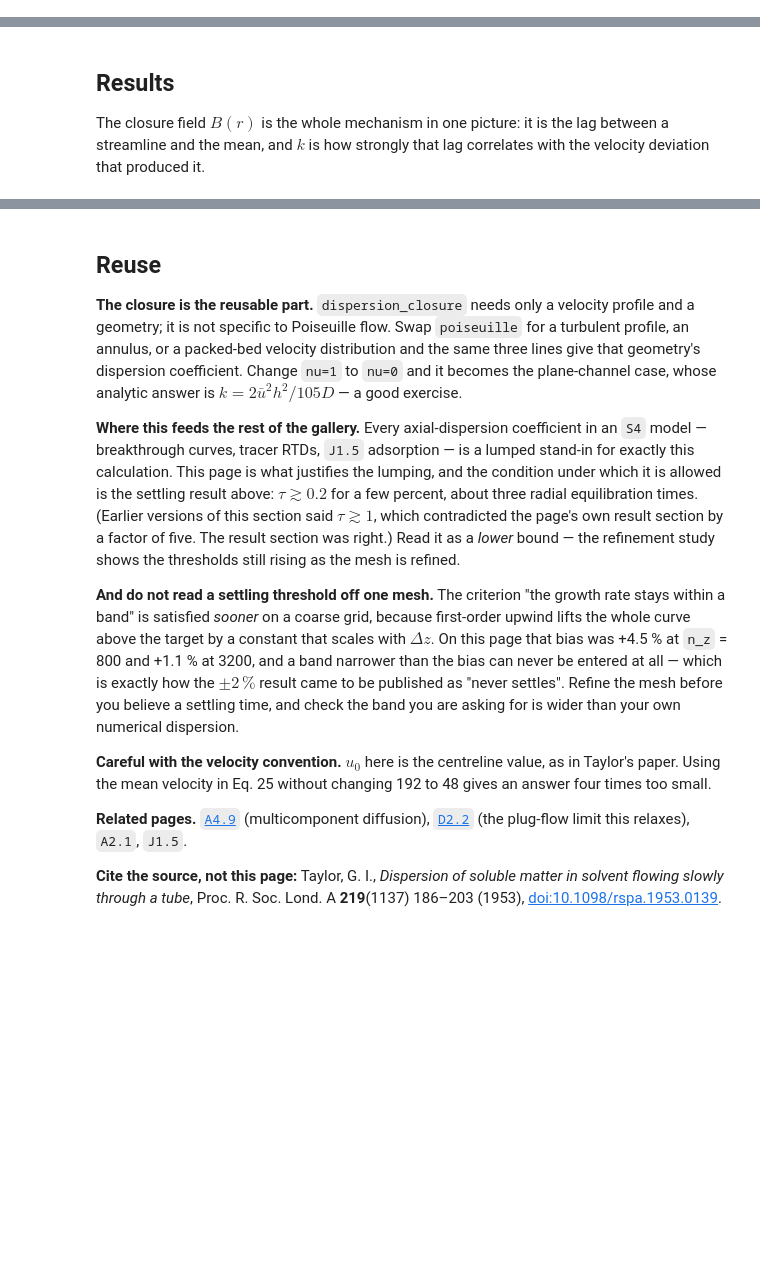
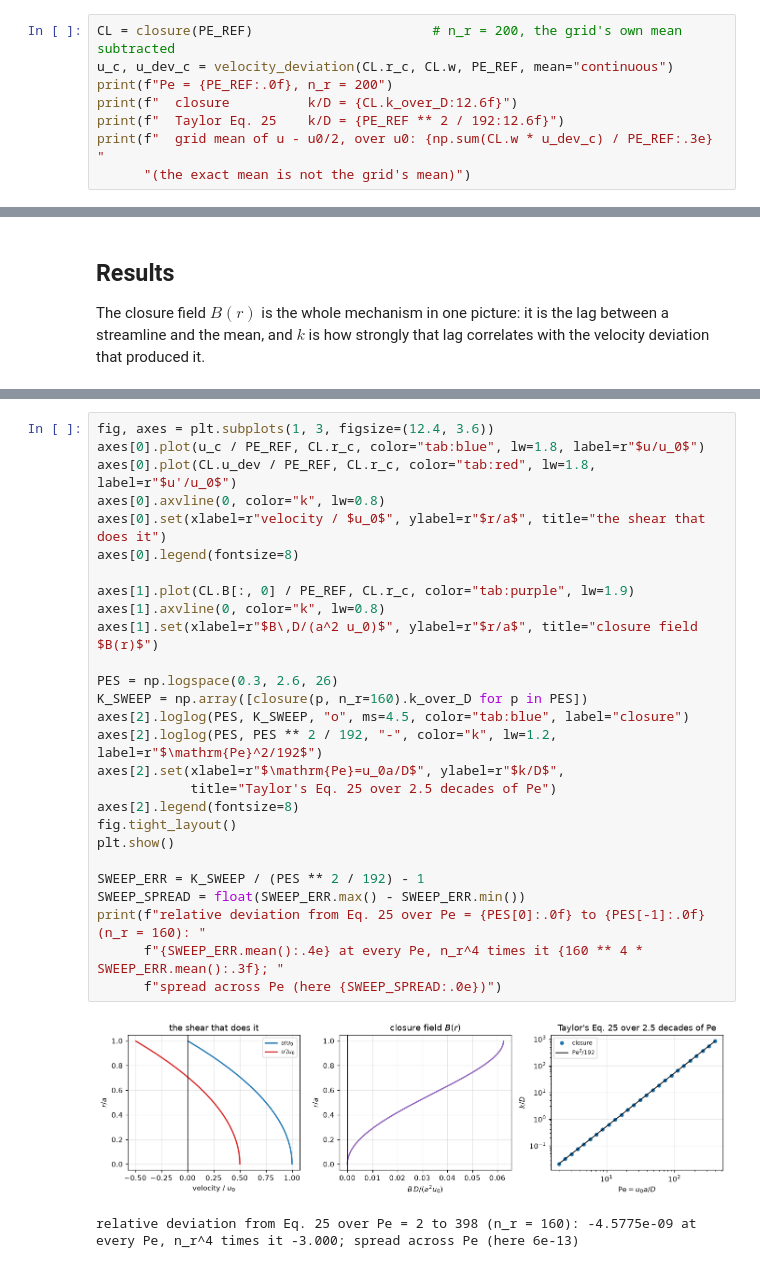
Before and after one commit to computational-chemical-engineering/pymrm-gallery, a Jupyter notebook: pages/A2.3-taylor-aris-dispersion/index.ipynb, the cells around one changed output, grey strips where cells are left out. Drawn from its saved outputs; the diff is of its cells as text; blank space fills up the shorter version.

```diff
--- a/pages/A2.3-taylor-aris-dispersion/index.ipynb
+++ b/pages/A2.3-taylor-aris-dispersion/index.ipynb
@@ -316,0 +249,8 @@ def measure_dispersion(Pe, tau0=0.2, tau1=1.0, dt=0.001, **kw):
+# %%
+CL = closure(PE_REF)                       # n_r = 200, the grid's own mean subtracted
+u_c, u_dev_c = velocity_deviation(CL.r_c, CL.w, PE_REF, mean="continuous")
+print(f"Pe = {PE_REF:.0f}, n_r = 200")
+print(f"  closure          k/D = {CL.k_over_D:12.6f}")
+print(f"  Taylor Eq. 25    k/D = {PE_REF ** 2 / 192:12.6f}")
+print(f"  grid mean of u - u0/2, over u0: {np.sum(CL.w * u_dev_c) / PE_REF:.3e} "
+      "(the exact mean is not the grid's mean)")
@@ -802,40 +284,30 @@ Agreement metrics for A2.3:
-# %% [markdown]
-## Reuse
-
-**The closure is the reusable part.** `dispersion_closure` needs only a velocity
-profile and a geometry; it is not specific to Poiseuille flow. Swap `poiseuille`
-for a turbulent profile, an annulus, or a packed-bed velocity distribution and
-the same three lines give that geometry's dispersion coefficient. Change
-`nu=1` to `nu=0` and it becomes the plane-channel case, whose analytic answer is
-$k = 2\bar u^2 h^2/105D$ — a good exercise.
-
-**Where this feeds the rest of the gallery.** Every axial-dispersion coefficient
-in an `S4` model — breakthrough curves, tracer RTDs, `J1.5` adsorption — is a
-lumped stand-in for exactly this calculation. This page is what justifies the
-lumping, and the condition under which it is allowed is the settling result
-above: **$\tau \gtrsim 0.2$** for a few percent, about three radial
-equilibration times. (Earlier versions of this section said $\tau \gtrsim 1$,
-which contradicted the page's own result section by a factor of five. The
-result section was right.) Read it as a *lower* bound — the refinement study
-shows the thresholds still rising as the mesh is refined.
-
-**And do not read a settling threshold off one mesh.** The criterion "the growth
-rate stays within a band" is satisfied *sooner* on a coarse grid, because
-first-order upwind lifts the whole curve above the target by a constant that
-scales with $\Delta z$. On this page that bias was +4.5 % at `n_z` = 800 and
-+1.1 % at 3200, and a band narrower than the bias can never be entered at all —
-which is exactly how the $\pm2\,\%$ result came to be published as "never
-settles". Refine the mesh before you believe a settling time, and check the
-band you are asking for is wider than your own numerical dispersion.
-
-**Careful with the velocity convention.** $u_0$ here is the centreline value, as
-in Taylor's paper. Using the mean velocity in Eq. 25 without changing 192 to 48
-gives an answer four times too small.
-
-**Related pages.** [`A4.9`](../A4.9-duncan-toor/) (multicomponent diffusion),
-[`D2.2`](../D2.2-van-welsenaere-froment-runaway/) (the plug-flow limit this
-relaxes), `A2.1`, `J1.5`.
-
-**Cite the source, not this page:** Taylor, G. I., *Dispersion of soluble matter
-in solvent flowing slowly through a tube*, Proc. R. Soc. Lond. A **219**(1137)
-186–203 (1953), [doi:10.1098/rspa.1953.0139](https://doi.org/10.1098/rspa.1953.0139).
+# %%
+fig, axes = plt.subplots(1, 3, figsize=(12.4, 3.6))
+axes[0].plot(u_c / PE_REF, CL.r_c, color="tab:blue", lw=1.8, label=r"$u/u_0$")
+axes[0].plot(CL.u_dev / PE_REF, CL.r_c, color="tab:red", lw=1.8, label=r"$u'/u_0$")
+axes[0].axvline(0, color="k", lw=0.8)
+axes[0].set(xlabel=r"velocity / $u_0$", ylabel=r"$r/a$", title="the shear that does it")
+axes[0].legend(fontsize=8)
+
+axes[1].plot(CL.B[:, 0] / PE_REF, CL.r_c, color="tab:purple", lw=1.9)
+axes[1].axvline(0, color="k", lw=0.8)
+axes[1].set(xlabel=r"$B\,D/(a^2 u_0)$", ylabel=r"$r/a$", title="closure field $B(r)$")
+
+PES = np.logspace(0.3, 2.6, 26)
+K_SWEEP = np.array([closure(p, n_r=160).k_over_D for p in PES])
+axes[2].loglog(PES, K_SWEEP, "o", ms=4.5, color="tab:blue", label="closure")
+axes[2].loglog(PES, PES ** 2 / 192, "-", color="k", lw=1.2, label=r"$\mathrm{Pe}^2/192$")
+axes[2].set(xlabel=r"$\mathrm{Pe}=u_0a/D$", ylabel=r"$k/D$",
+            title="Taylor's Eq. 25 over 2.5 decades of Pe")
+axes[2].legend(fontsize=8)
+fig.tight_layout()
+plt.show()
+
+SWEEP_ERR = K_SWEEP / (PES ** 2 / 192) - 1
+SWEEP_SPREAD = float(SWEEP_ERR.max() - SWEEP_ERR.min())
+print(f"relative deviation from Eq. 25 over Pe = {PES[0]:.0f} to {PES[-1]:.0f} (n_r = 160): "
+      f"{SWEEP_ERR.mean():.4e} at every Pe, n_r^4 times it {160 ** 4 * SWEEP_ERR.mean():.3f}; "
+      f"spread across Pe (here {SWEEP_SPREAD:.0e})")
+# %% [output]
+[figure, added]
+relative deviation from Eq. 25 over Pe = 2 to 398 (n_r = 160): -4.5775e-09 at every Pe, n_r^4 times it -3.000; spread across Pe (here 6e-13)
```
Also changed, not shown: parts of 56 cells of this notebook, 8 other files.
